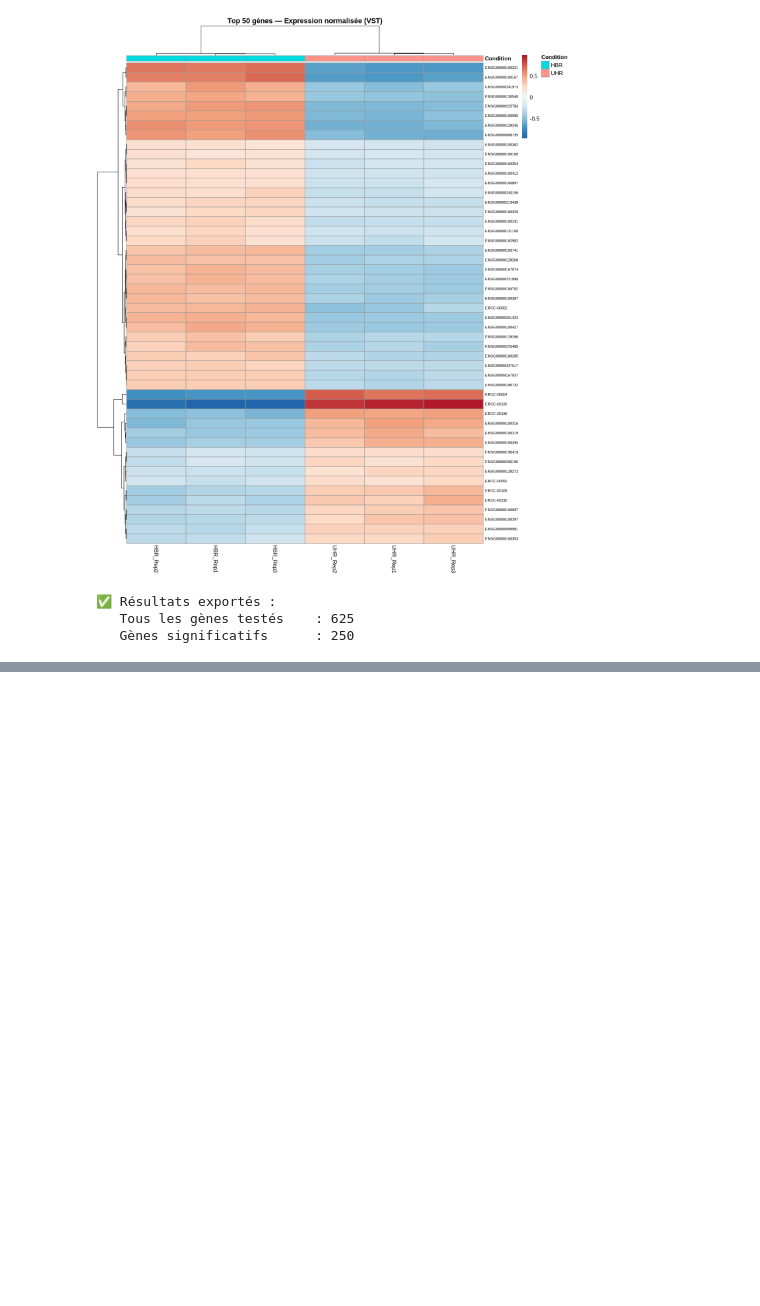
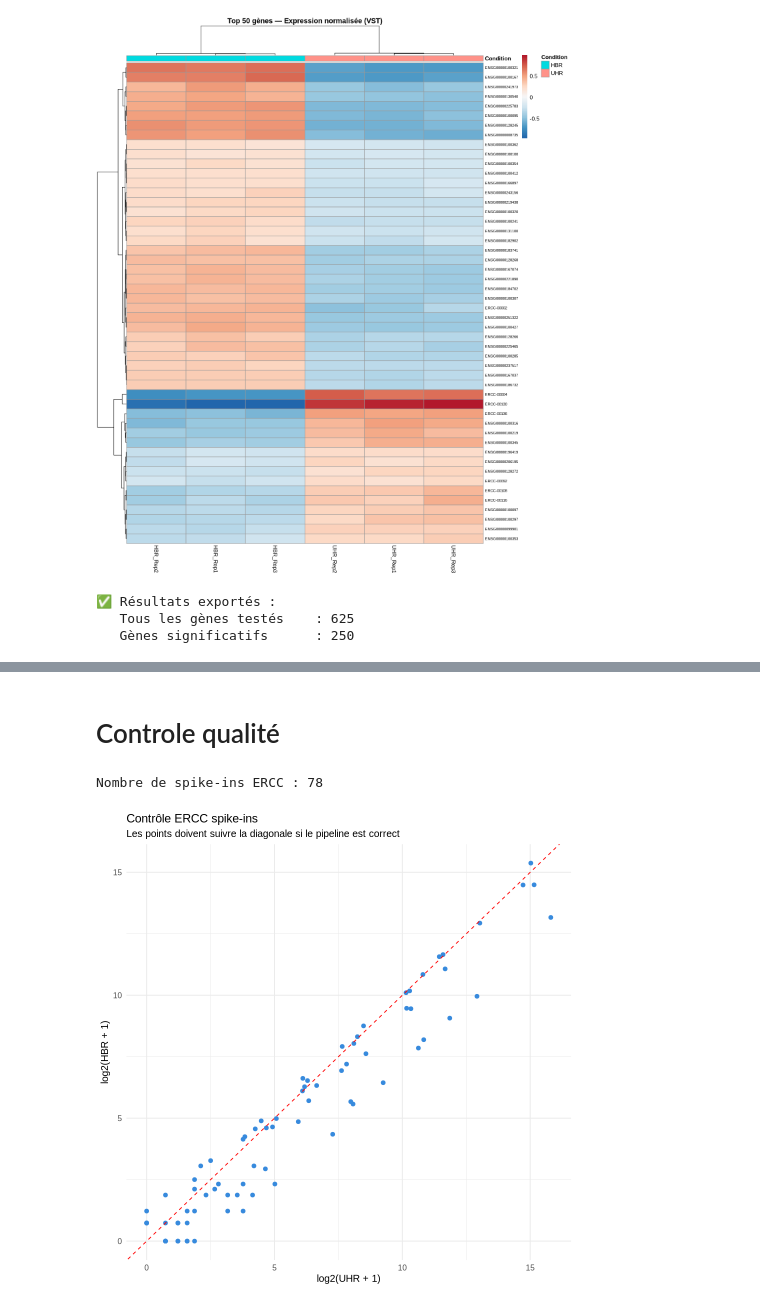
Before and after one commit to arvisjose-coder/rnaseq_analysis, a Jupyter notebook: notebooks/analyse_rnaseq.ipynb, the cells around one changed output, grey strips where cells are left out. Saved outputs shown, nothing was run; the diff lists cells and outputs as text; code cells hidden in the pictures; blank space fills up the shorter version.

```diff
--- a/notebooks/analyse_rnaseq.ipynb
+++ b/notebooks/analyse_rnaseq.ipynb
@@ -764,0 +823,32 @@ cat(sprintf("   Gènes significatifs      : %d\n", nrow(res_sig)))
+# %% [markdown]
+# Controle qualité
+# %%
+# Extraire seulement les gènes ERCC
+# Ils commencent tous par "ERCC-"
+ercc_genes <- grep("^ERCC-", rownames(counts_mat), value=TRUE)
+cat("Nombre de spike-ins ERCC :", length(ercc_genes), "\n")
+
+# Moyennes d'expression par condition
+ercc_counts <- counts_mat[ercc_genes, ]
+ercc_df <- data.frame(
+  UHR = rowMeans(ercc_counts[, c("UHR_Rep1","UHR_Rep2","UHR_Rep3")]),
+  HBR = rowMeans(ercc_counts[, c("HBR_Rep1","HBR_Rep2","HBR_Rep3")]),
+  gene = ercc_genes
+)
+
+# Scatter plot ERCC
+options(repr.plot.width=8, repr.plot.height=8)
+ggplot(ercc_df, aes(x=log2(UHR+1), y=log2(HBR+1), label=gene)) +
+  geom_point(color="#378ADD", size=2) +
+  geom_abline(slope=1, intercept=0, linetype="dashed", color="red") +
+  #geom_label_repel(size=2.5, max.overlaps=10) +
+  labs(
+    title    = "Contrôle ERCC spike-ins",
+    subtitle = "Les points doivent suivre la diagonale si le pipeline est correct",
+    x        = "log2(UHR + 1)",
+    y        = "log2(HBR + 1)"
+  ) +
+  theme_minimal(base_size=12)
+# %% [output]
+Nombre de spike-ins ERCC : 78
+[figure, added]
```
Also changed, not shown: parts of 7 cells of this notebook, 46 other files.
